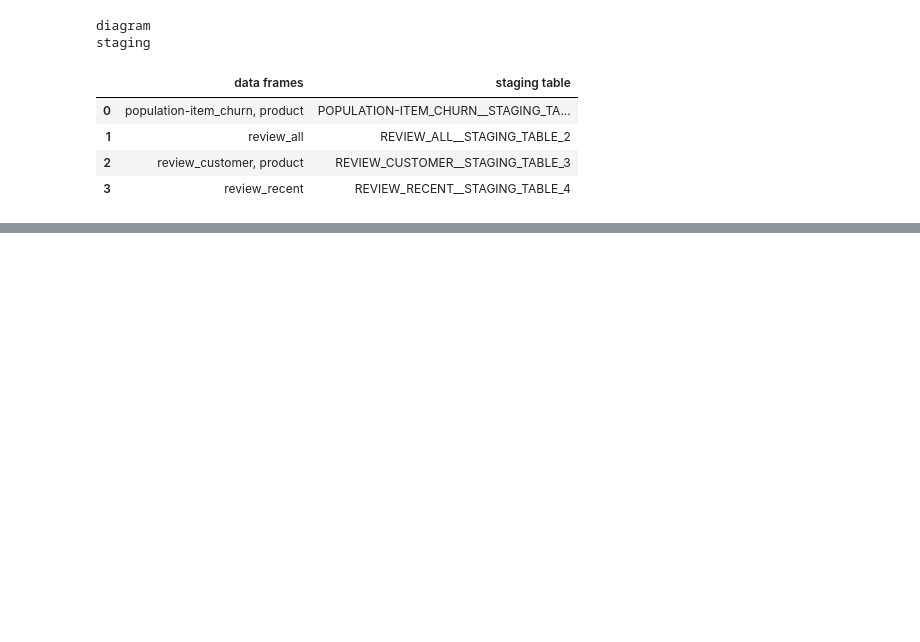
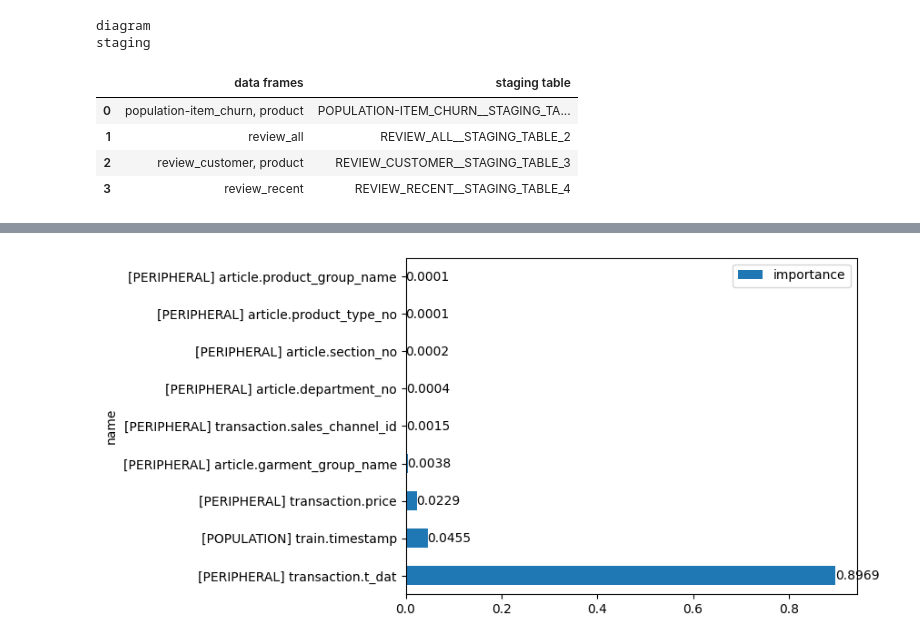
Before and after one commit to getml/getml-relbench, a Jupyter notebook: az-item-churn.ipynb, the cells around one changed output, grey strips where cells are left out. Cells and saved outputs as stored; diff of their text form; code cells hidden in the pictures; blank space fills up the shorter version.

```diff
--- a/az-item-churn.ipynb
+++ b/az-item-churn.ipynb
@@ -150,0 +296,4 @@ Time taken: 0:42:09.296499.
+# %%
+# .fit(...) orchestrates learning the features, and training the prediction model.
+
+pipe.fit(container.train, check=False)
@@ -150,0 +320,8 @@ Time taken: 0:42:09.296499.
+# %%
+# Plot the top 20 features by importance
+ax = (
+    pipe.features.sort(by="importances")[:20]
+    .to_pandas()
+    .plot.barh(y="importances", x="names")
+)
+_ = ax.bar_label(ax.containers[0], fmt="%.4f")
@@ -150,0 +332,3 @@ Time taken: 0:42:09.296499.
+# %%
+# Top 1
+pipe.features.sort(by="importances")[0].sql
@@ -150,0 +350,3 @@ Time taken: 0:42:09.296499.
+# %%
+# Top 2
+pipe.features.sort(by="importances")[1].sql
@@ -150,0 +373,11 @@ Time taken: 0:42:09.296499.
+# %%
+# Plot the top 10 columns by importance
+ax = (
+    pipe.columns.sort(by="importances")[:10]
+    .to_pandas()
+    .assign(name=lambda c: c.marker.str.cat(c.table, sep=" ").str.cat(c.name, sep="."))
+    .plot.barh(y="importance", x="name")
+)
+_ = ax.bar_label(ax.containers[0], fmt="%.4f")
+# %% [output]
+[figure, added]
```
Also changed, not shown: parts of 36 cells of this notebook.
